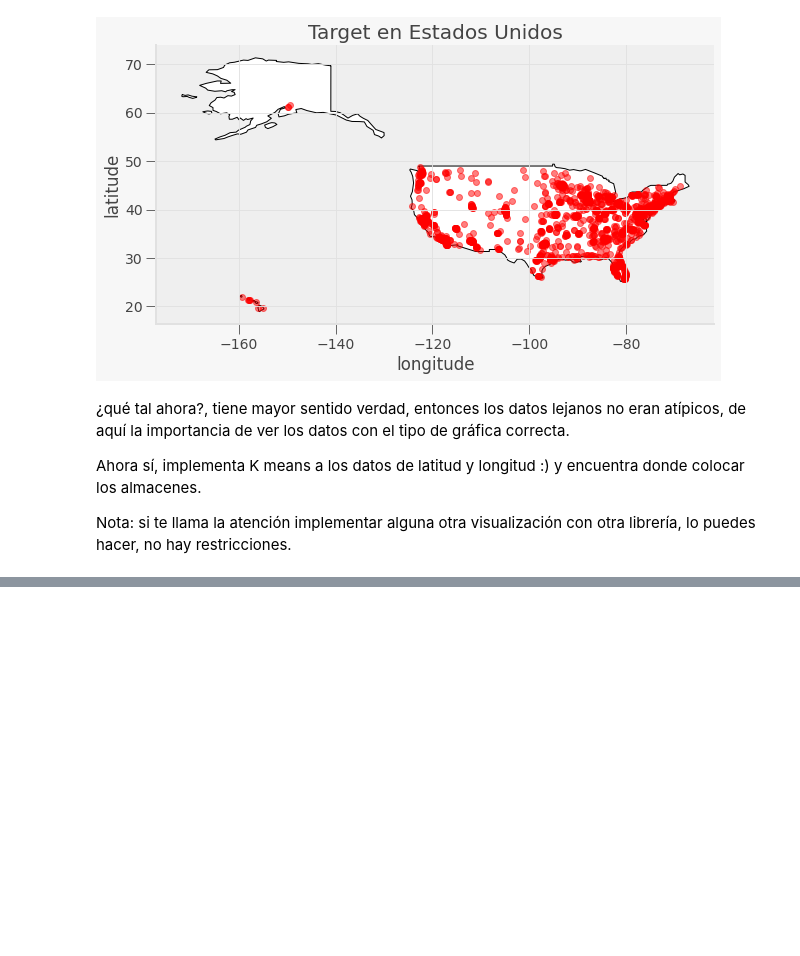
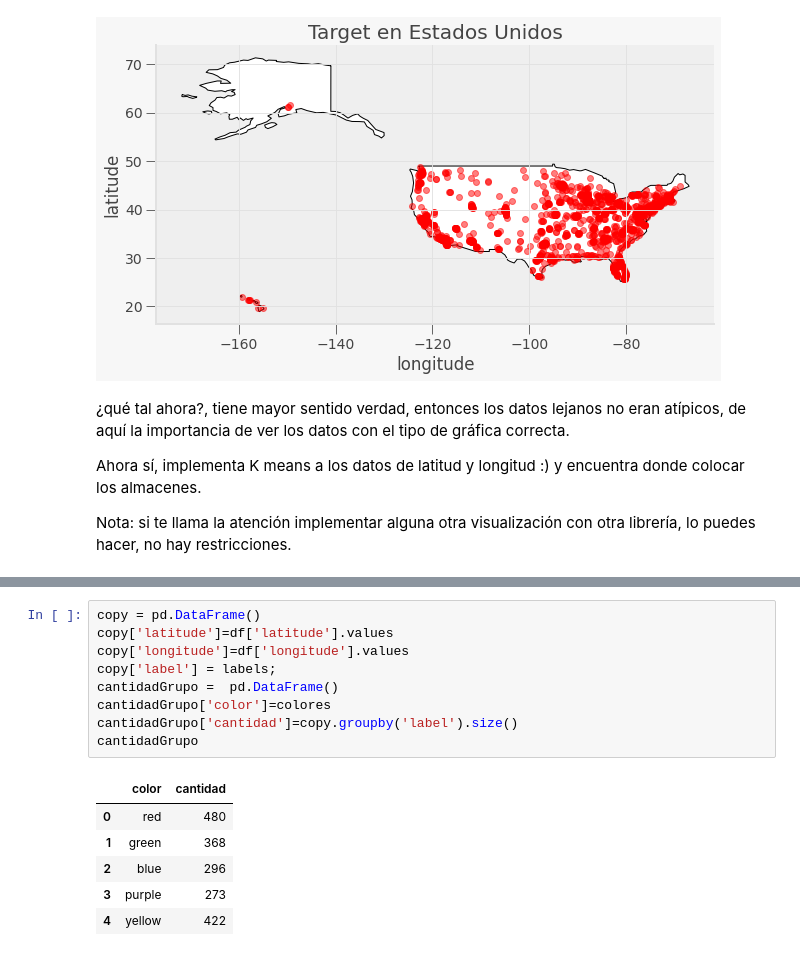
Before and after one commit to PosgradoMNA/actividades-de-aprendizaje-Katty, a Jupyter notebook: Actividad_semana_8_parte_2_TecMty_kmeans_target.ipynb, the cells around one changed output, grey strips where cells are left out. Saved outputs shown, nothing was run; the diff lists cells and outputs as text; blank space fills up the shorter version.

```diff
--- a/Actividad_semana_8_parte_2_TecMty_kmeans_target.ipynb
+++ b/Actividad_semana_8_parte_2_TecMty_kmeans_target.ipynb
@@ -220,0 +289,16 @@ Nota: si te llama la atención implementar alguna otra visualización con otra l
+# %%
+copy = pd.DataFrame()
+copy['latitude']=df['latitude'].values
+copy['longitude']=df['longitude'].values
+copy['label'] = labels;
+cantidadGrupo =  pd.DataFrame()
+cantidadGrupo['color']=colores
+cantidadGrupo['cantidad']=copy.groupby('label').size()
+cantidadGrupo
+# %% [output]
+|  | color | cantidad |
+| 0 | red | 480 |
+| 1 | green | 368 |
+| 2 | blue | 296 |
+| 3 | purple | 273 |
+| 4 | yellow | 422 |
```
Also changed, not shown: parts of 10 cells of this notebook.
